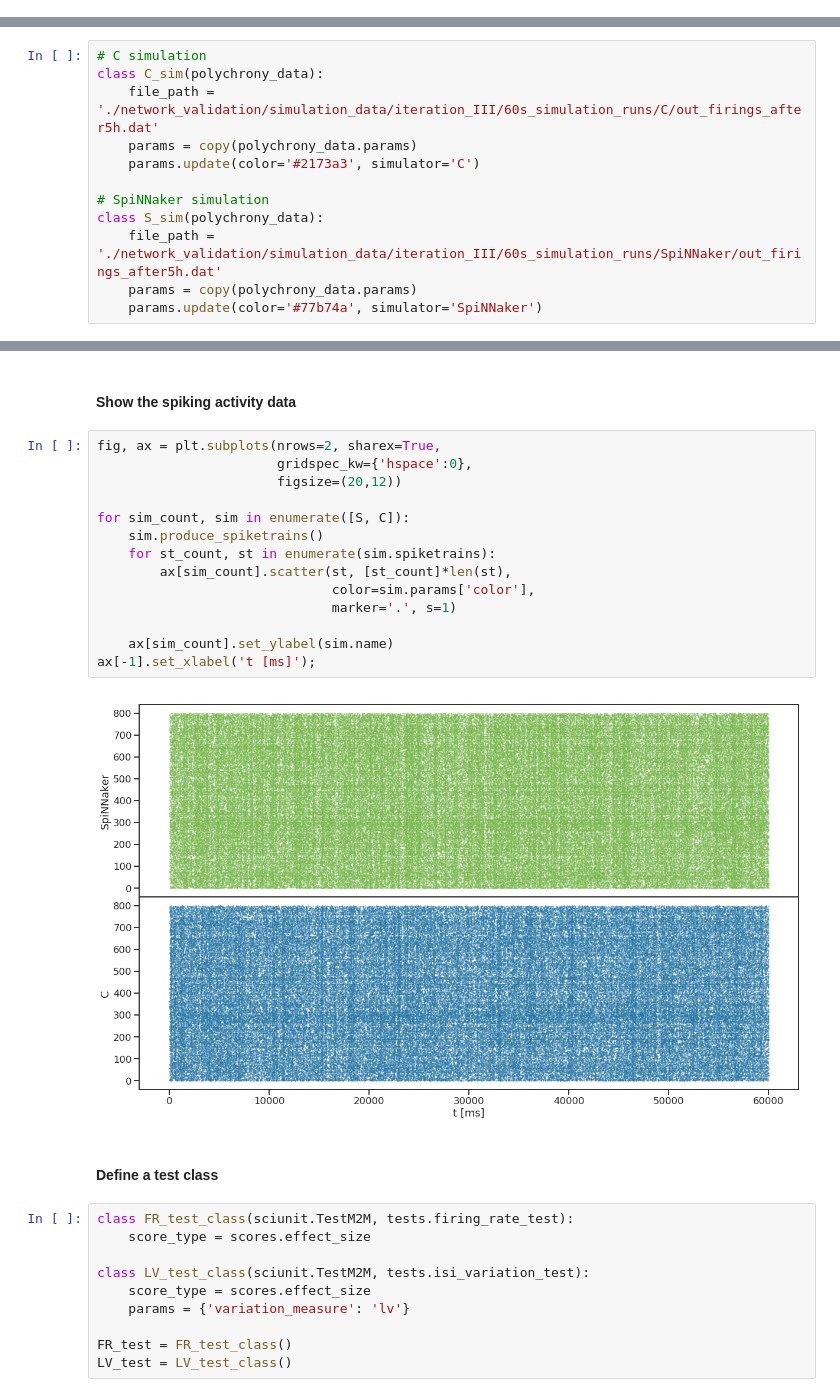
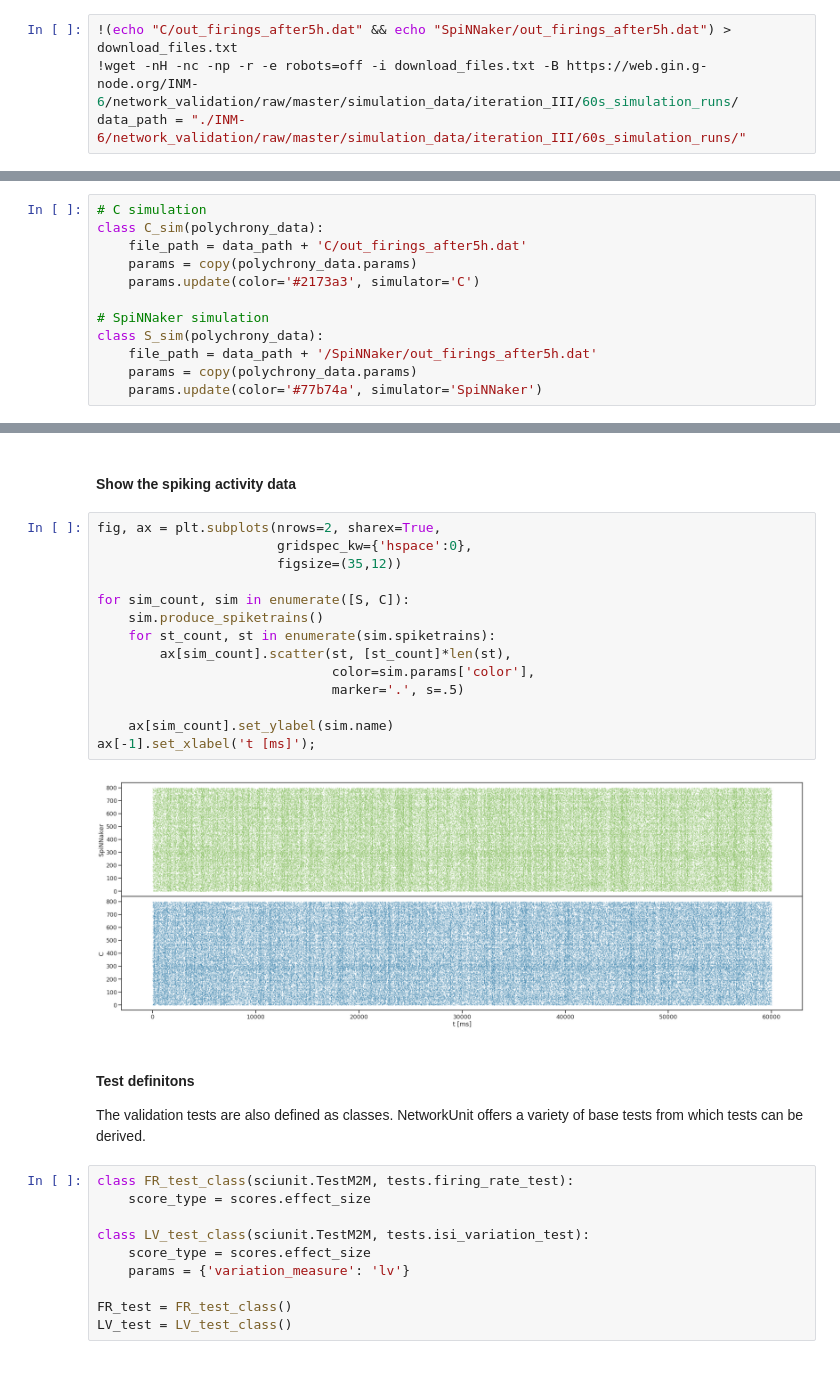
Before and after one commit to INM-6/networkunit, a Jupyter notebook: examples/index.ipynb, the cells around one changed output, grey strips where cells are left out. Drawn from its saved outputs; the diff is of its cells as text; blank space fills up the shorter version.

Commit message:
fix data loading'

```diff
--- a/examples/index.ipynb
+++ b/examples/index.ipynb
@@ -143,0 +136,4 @@ NameError: name 'os' is not defined
+# %%
+!(echo "C/out_firings_after5h.dat" && echo "SpiNNaker/out_firings_after5h.dat") > download_files.txt
+!wget -nH -nc -np -r -e robots=off -i download_files.txt -B https://web.gin.g-node.org/INM-6/network_validation/raw/master/simulation_data/iteration_III/60s_simulation_runs/
+data_path = "./INM-6/network_validation/raw/master/simulation_data/iteration_III/60s_simulation_runs/"
@@ -190,13 +204,13 @@ class polychrony_data(models.spiketrain_data):
 # %%
 # C simulation
 class C_sim(polychrony_data):
-    file_path = './network_validation/simulation_data/iteration_III/60s_simulation_runs/C/out_firings_after5h.dat'
+    file_path = data_path + 'C/out_firings_after5h.dat'
     params = copy(polychrony_data.params)
     params.update(color='#2173a3', simulator='C')
 
 # SpiNNaker simulation
 class S_sim(polychrony_data):
-    file_path = './network_validation/simulation_data/iteration_III/60s_simulation_runs/SpiNNaker/out_firings_after5h.dat'
+    file_path = data_path + '/SpiNNaker/out_firings_after5h.dat'
     params = copy(polychrony_data.params)
     params.update(color='#77b74a', simulator='SpiNNaker')
 # %%
@@ -207,21 +221,22 @@ S = S_sim(name='SpiNNaker')
 # %%
 fig, ax = plt.subplots(nrows=2, sharex=True,
                        gridspec_kw={'hspace':0},
-                       figsize=(20,12))
+                       figsize=(35,12))
 
 for sim_count, sim in enumerate([S, C]):
     sim.produce_spiketrains()
     for st_count, st in enumerate(sim.spiketrains):
         ax[sim_count].scatter(st, [st_count]*len(st),
                               color=sim.params['color'],
-                              marker='.', s=1)
+                              marker='.', s=.5)
 
     ax[sim_count].set_ylabel(sim.name)
 ax[-1].set_xlabel('t [ms]');
 # %% [output]
-[figure, old version]
+[figure, new version]
-# %% [markdown]
-#### Define a test class
+# %% [markdown]
+#### Test definitons
+The validation tests are also defined as classes. NetworkUnit offers a variety of base tests from which tests can be derived.
 # %%
 class FR_test_class(sciunit.TestM2M, tests.firing_rate_test):
     score_type = scores.effect_size
```
Also changed, not shown: parts of 23 cells of this notebook, 2 other files.
